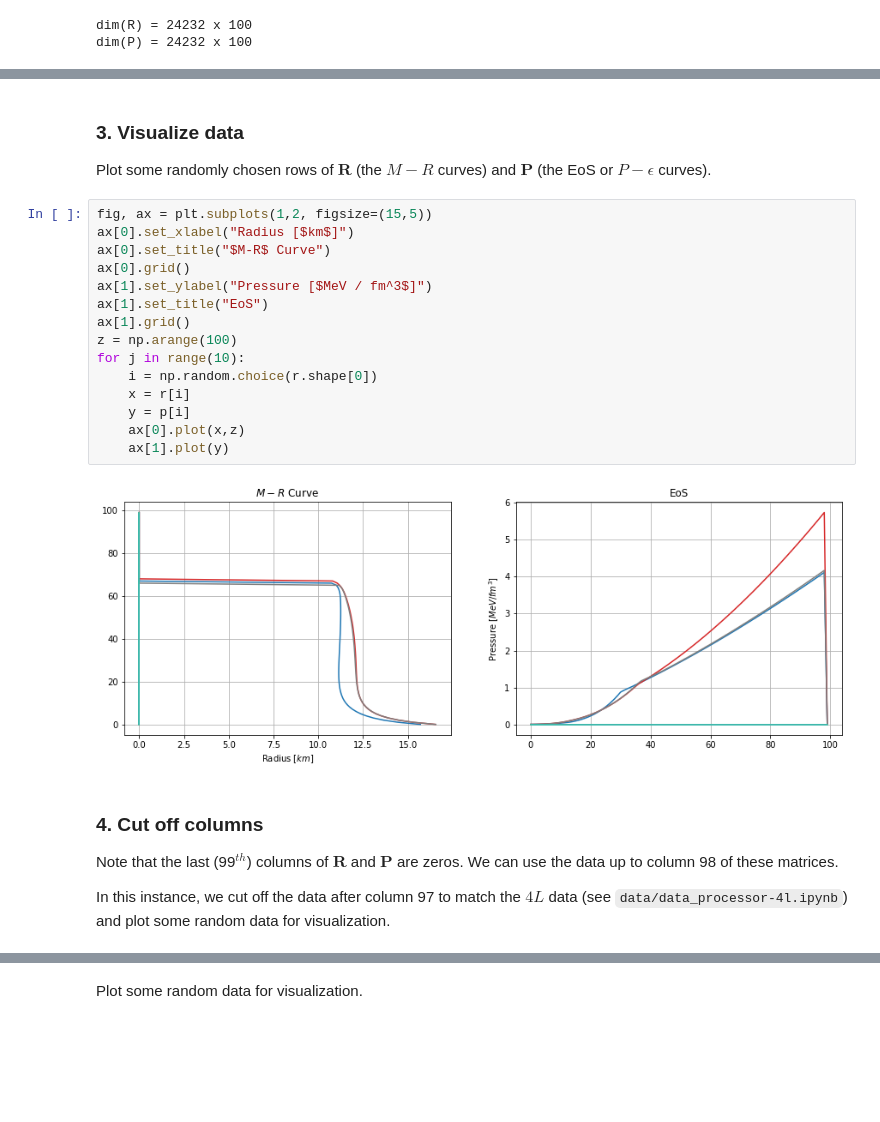
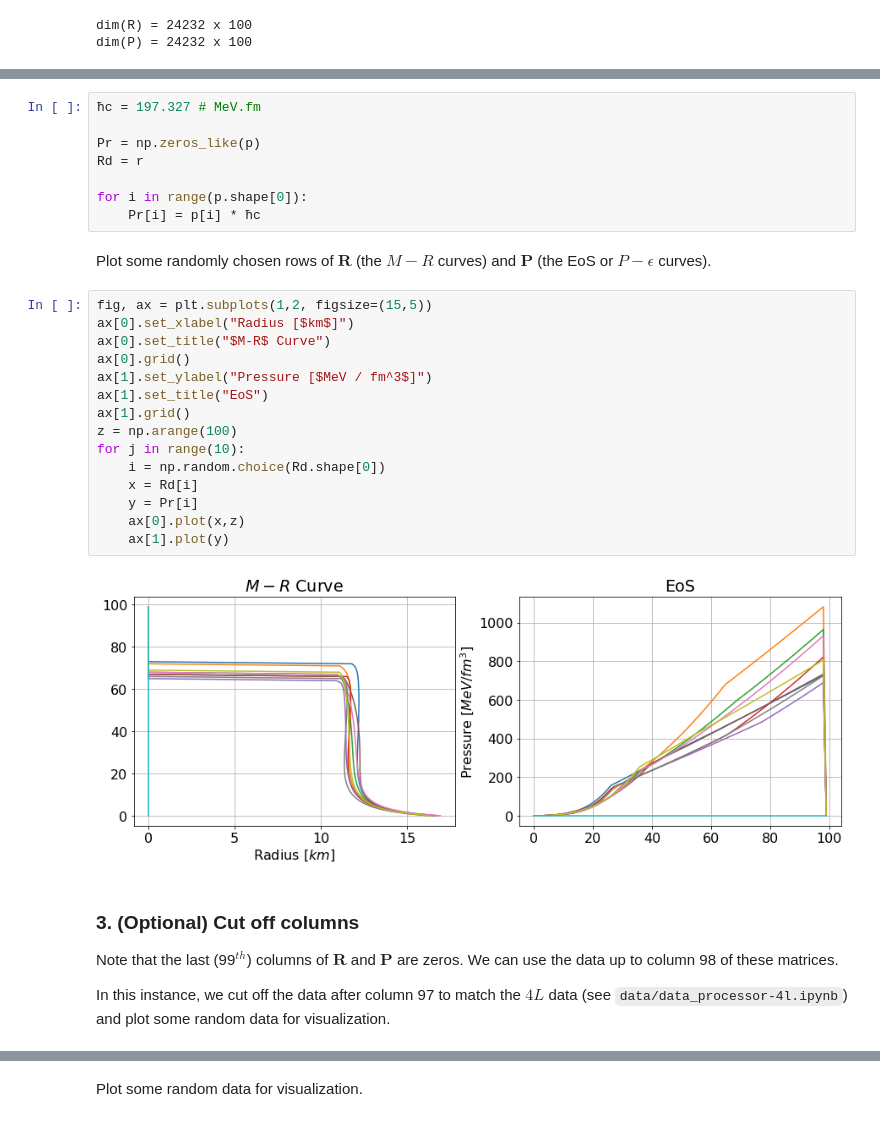
Before and after one commit to anikmh/emulator, a Jupyter notebook: data/data-processor_3p.ipynb, the cells around one changed output, grey strips where cells are left out. Cells and saved outputs as stored; diff of their text form; blank space fills up the shorter version.

```diff
--- a/data/data-processor_3p.ipynb
+++ b/data/data-processor_3p.ipynb
@@ -40,26 +44,32 @@ dim(P) = 24232 x 100
+# %%
+ħc = 197.327 # MeV.fm
+
+Pr = np.zeros_like(p)
+Rd = r
+
+for i in range(p.shape[0]):
+    Pr[i] = p[i] * ħc
 # %% [markdown]
-### 3. Visualize data
-
 Plot some randomly chosen rows of $\mathbf{R}$ (the $M-R$ curves) and $\mathbf{P}$ (the EoS or $P-\epsilon$ curves).
 # %%
 fig, ax = plt.subplots(1,2, figsize=(15,5))
 ax[0].set_xlabel("Radius [$km$]")
 ax[0].set_title("$M-R$ Curve")
 ax[0].grid()
 ax[1].set_ylabel("Pressure [$MeV / fm^3$]")
 ax[1].set_title("EoS")
 ax[1].grid()
 z = np.arange(100)
 for j in range(10):
-    i = np.random.choice(r.shape[0])
-    x = r[i]
-    y = p[i]
+    i = np.random.choice(Rd.shape[0])
+    x = Rd[i]
+    y = Pr[i]
     ax[0].plot(x,z)
     ax[1].plot(y)
 # %% [output]
-[figure, old version]
+[figure, new version]
 # %% [markdown]
-### 4. Cut off columns
+### 3. (Optional) Cut off columns
 
 Note that the last (99$^{th}$) columns of $\mathbf{R}$ and $\mathbf{P}$ are zeros. We can use the data up to column 98 of these matrices.
 
```
Also changed, not shown: parts of 9 cells of this notebook, 17 other files.
